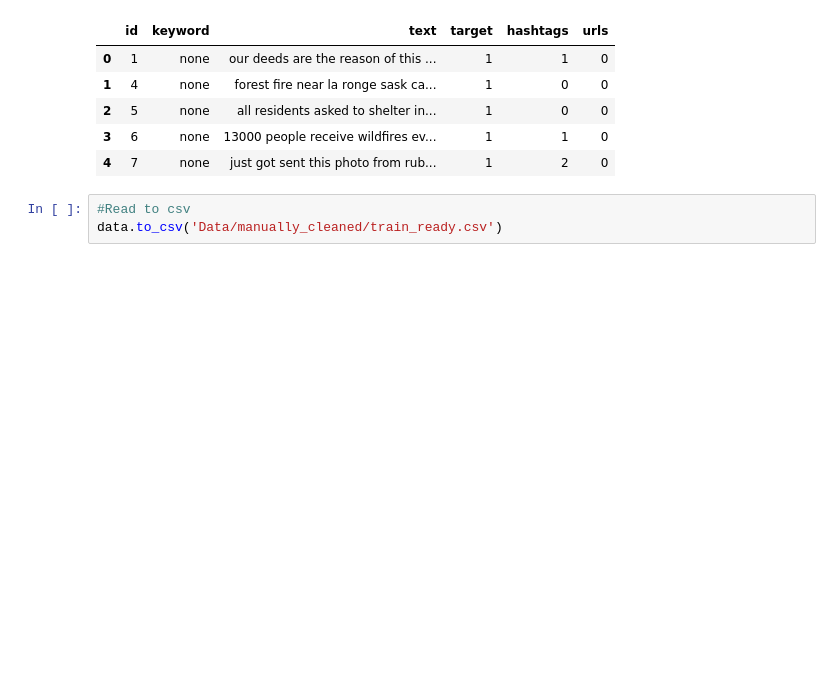
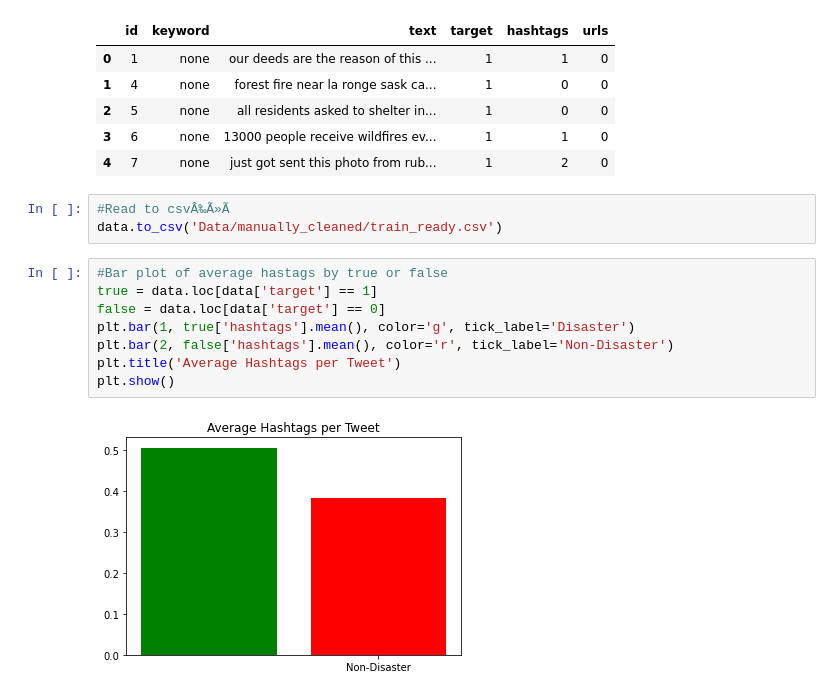
Before and after one commit to gpolavaram0/Twitter-Disaster-Analysis, a Jupyter notebook: nlp.ipynb, the cells around one changed output. Drawn from its saved outputs; the diff is of its cells as text; blank space fills up the shorter version.

```diff
--- a/nlp.ipynb
+++ b/nlp.ipynb
@@ -184,5 +212,15 @@ data.head()
 | 3 | 6 | none | 13000 people receive wildfires ev... | 1 | 1 | 0 |
 | 4 | 7 | none | just got sent this photo from rub... | 1 | 2 | 0 |
 # %%
-#Read to csv
+#Read to csvÂ‰Ã»Ã
 data.to_csv('Data/manually_cleaned/train_ready.csv')
+# %%
+#Bar plot of average hastags by true or false
+true = data.loc[data['target'] == 1]
+false = data.loc[data['target'] == 0]
+plt.bar(1, true['hashtags'].mean(), color='g', tick_label='Disaster')
+plt.bar(2, false['hashtags'].mean(), color='r', tick_label='Non-Disaster')
+plt.title('Average Hashtags per Tweet')
+plt.show()
+# %% [output]
+[figure, added]
```
Also changed, not shown: parts of 3 cells of this notebook, 7 other files.
